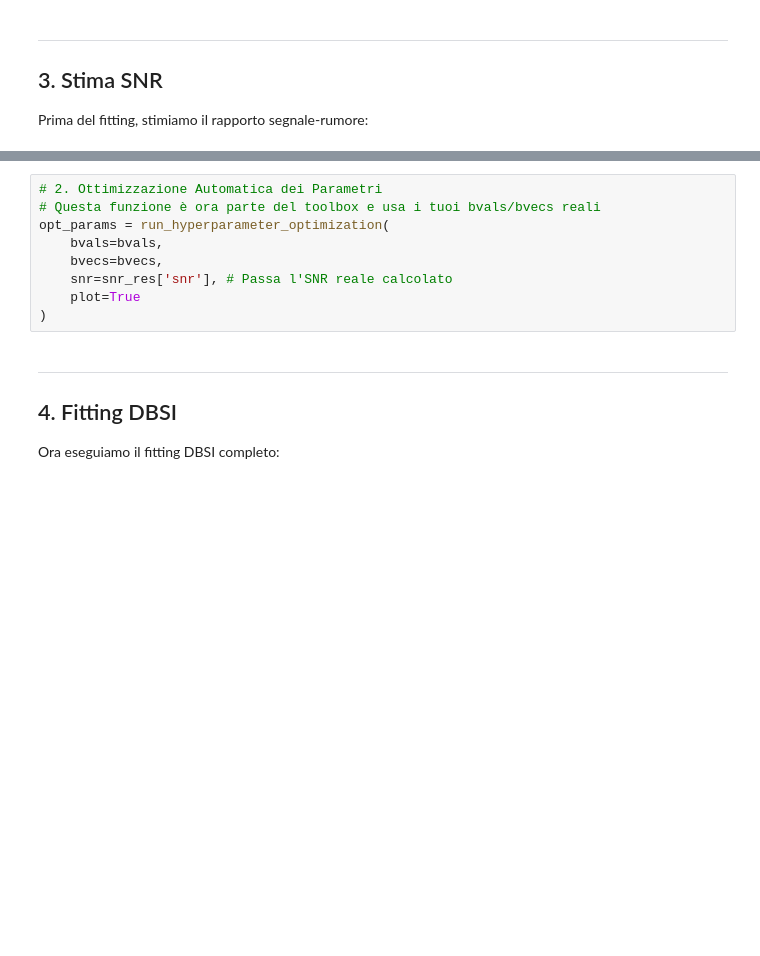
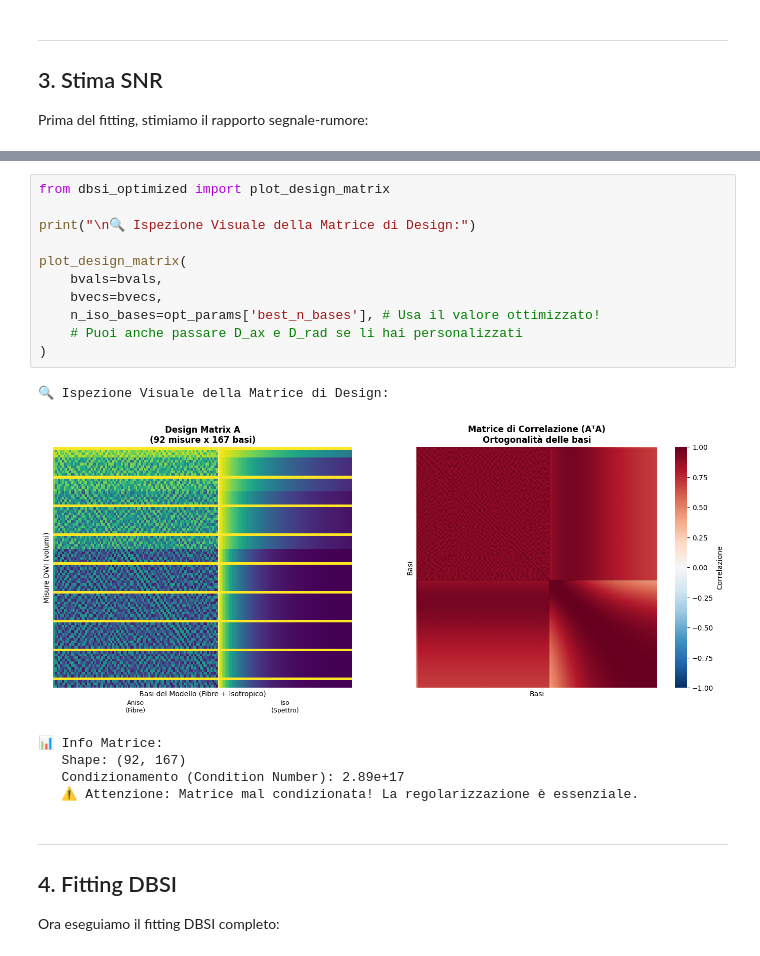
Before and after one commit to guarnich/pyDBSI_fast, a Jupyter notebook: notebooks/DBSI_Tutorial.ipynb, the cells around one changed output, grey strips where cells are left out. Saved outputs shown, nothing was run; the diff lists cells and outputs as text; blank space fills up the shorter version.

```diff
--- a/notebooks/DBSI_Tutorial.ipynb
+++ b/notebooks/DBSI_Tutorial.ipynb
@@ -59,12 +80,21 @@ Stima SNR...
-# %%
-# 2. Ottimizzazione Automatica dei Parametri
-# Questa funzione è ora parte del toolbox e usa i tuoi bvals/bvecs reali
-opt_params = run_hyperparameter_optimization(
-    bvals=bvals,
-    bvecs=bvecs,
-    snr=snr_res['snr'], # Passa l'SNR reale calcolato
-    plot=True
-)
+# %%
+from dbsi_optimized import plot_design_matrix
+
+print("\n🔍 Ispezione Visuale della Matrice di Design:")
+
+plot_design_matrix(
+    bvals=bvals,
+    bvecs=bvecs,
+    n_iso_bases=opt_params['best_n_bases'], # Usa il valore ottimizzato!
+    # Puoi anche passare D_ax e D_rad se li hai personalizzati
+)
+# %% [output]
+🔍 Ispezione Visuale della Matrice di Design:
+[figure, added]
+📊 Info Matrice:
+   Shape: (92, 167)
+   Condizionamento (Condition Number): 2.89e+17
+   ⚠️ Attenzione: Matrice mal condizionata! La regolarizzazione è essenziale.
 # %% [markdown]
 ---
 ## 4. Fitting DBSI
```
Also changed, not shown: parts of 6 cells of this notebook, 1 other file.
